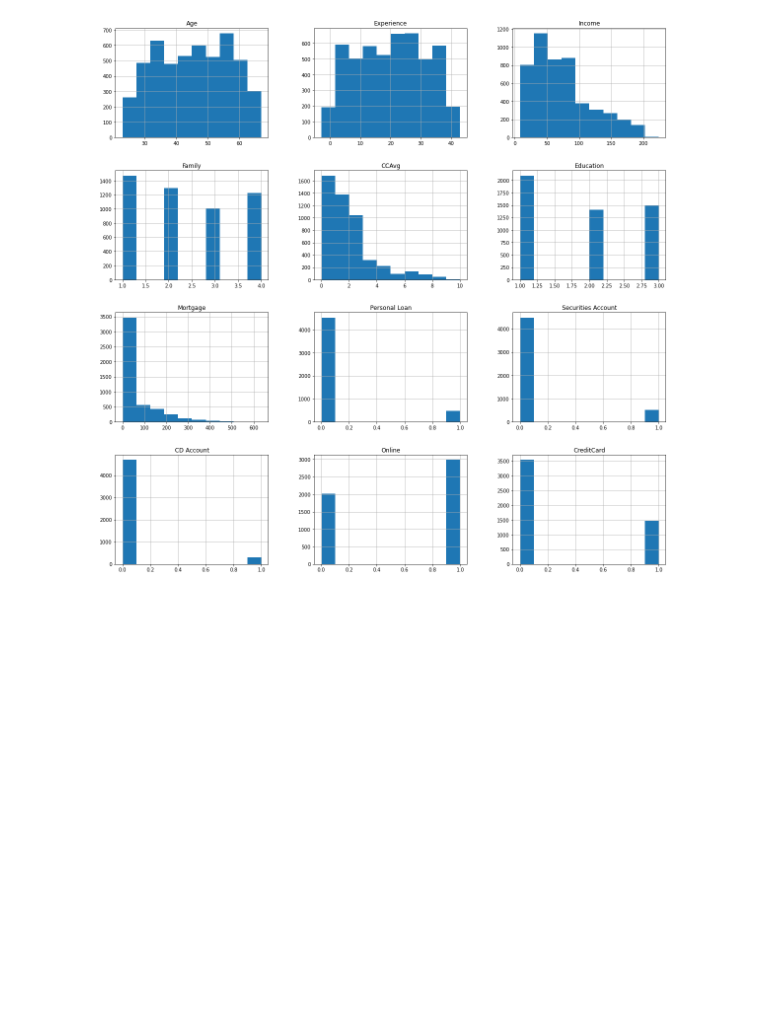
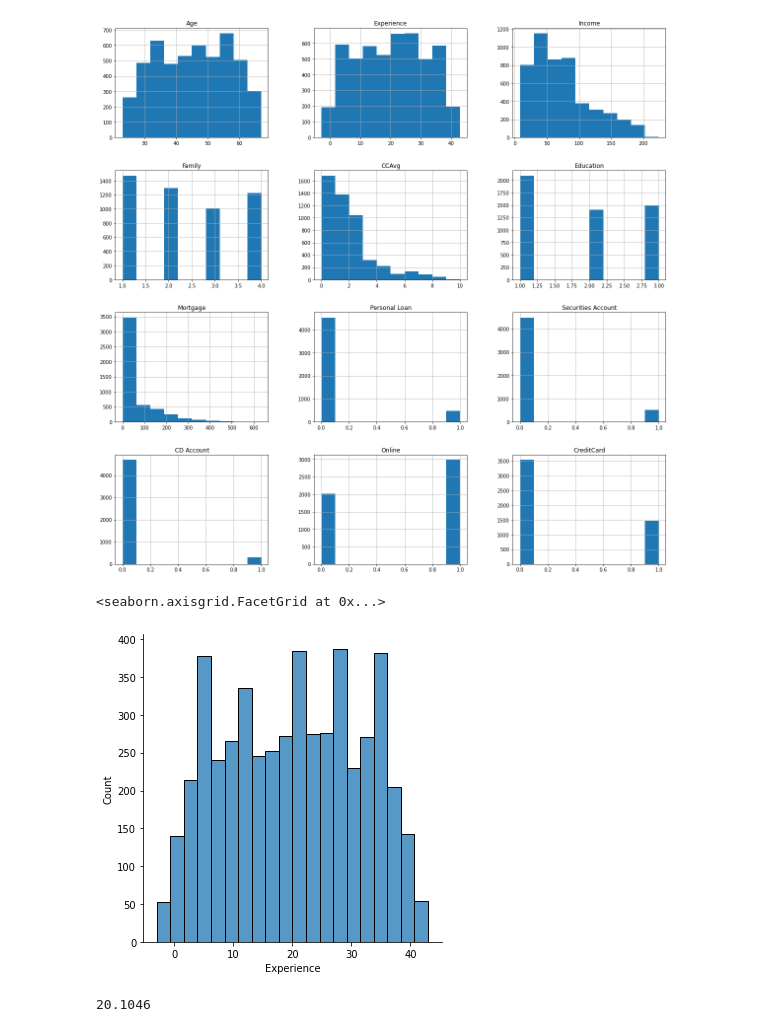
Before and after one commit to Hrithikkumar30/Financial_analysis, a Jupyter notebook: main.ipynb, the cells around one changed output. Drawn from its saved outputs; the diff is of its cells as text; code cells hidden in the pictures; blank space fills up the shorter version.

```diff
--- a/main.ipynb
+++ b/main.ipynb
@@ -88,0 +91,9 @@ array([[<AxesSubplot:title={'center':'Age'}>,
+# %%
+sns.displot(df['Experience'])
+# %% [output]
+<seaborn.axisgrid.FacetGrid at 0x...>
+[figure, added]
+# %%
+df['Experience'].mean()
+# %% [output]
+20.1046
```
Also changed, not shown: parts of 10 cells of this notebook.
